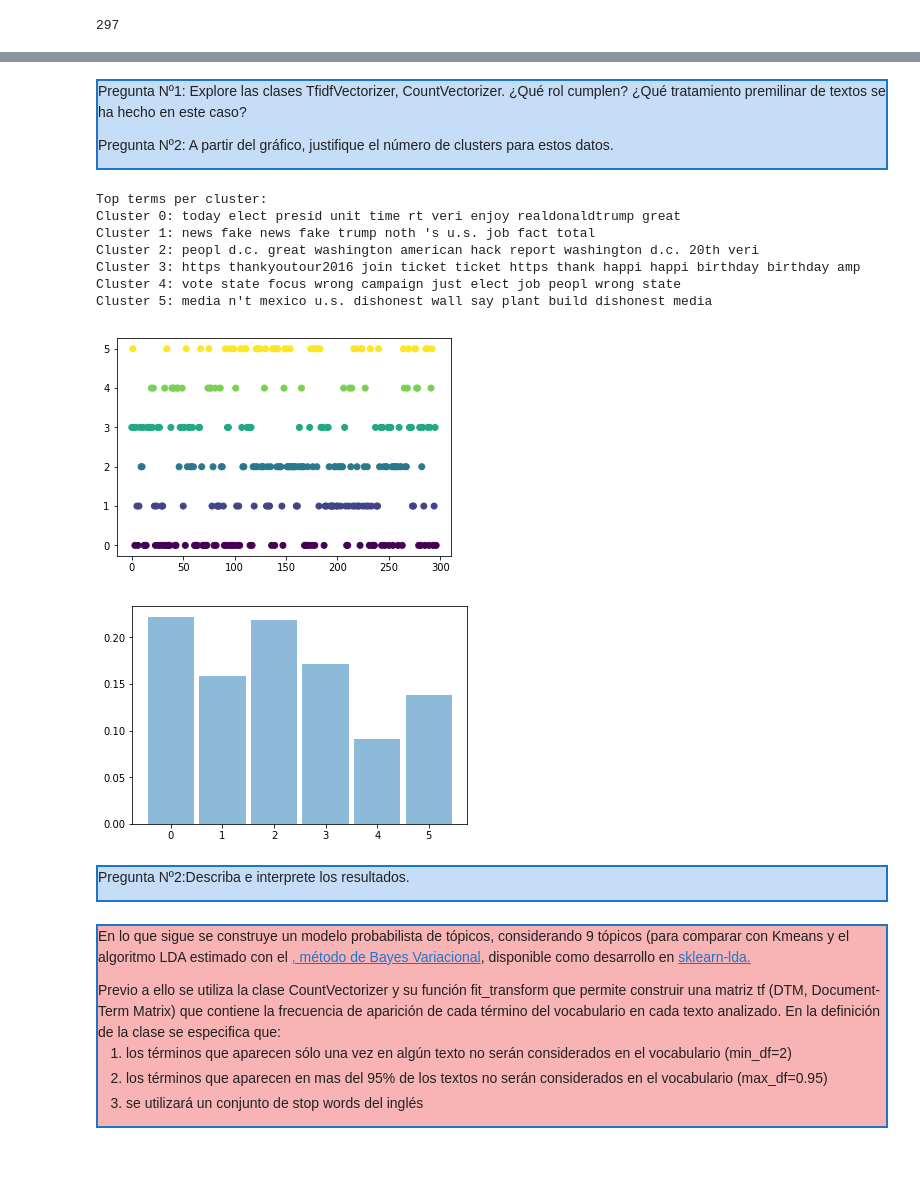
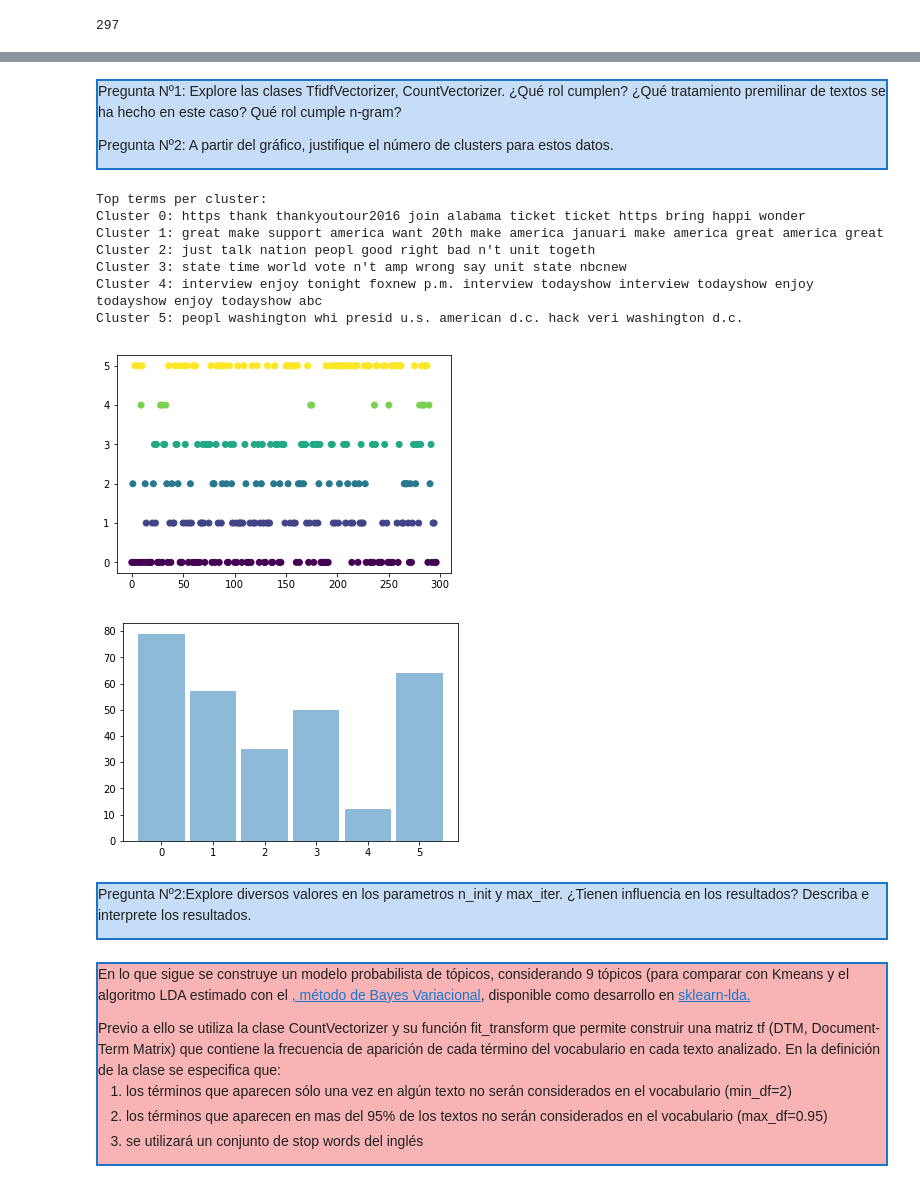
Before and after one commit to matthieuvernier/INFO343, a Jupyter notebook: actividad2/INFO343-Clustering-Actividad2.ipynb, the cells around one changed output, grey strips where cells are left out. Drawn from its saved outputs; the diff is of its cells as text; code cells hidden in the pictures; blank space fills up the shorter version.

```diff
--- a/actividad2/INFO343-Clustering-Actividad2.ipynb
+++ b/actividad2/INFO343-Clustering-Actividad2.ipynb
@@ -131,40 +134,40 @@ plt.show()
 # %% [markdown]
 <div style="border: 2px solid #1c75c8; background-color: #c5ddf6;">
-<p>Pregunta Nº1: Explore las clases TfidfVectorizer, CountVectorizer. ¿Qué rol cumplen? ¿Qué tratamiento premilinar de textos se ha hecho en este caso? </p>
+<p>Pregunta Nº1: Explore las clases TfidfVectorizer, CountVectorizer. ¿Qué rol cumplen? ¿Qué tratamiento premilinar de textos se ha hecho en este caso? Qué rol cumple n-gram? </p>
 <p>Pregunta Nº2: A partir del gráfico, justifique el número de clusters para estos datos.</p>
 </div>
 # %%
 from matplotlib.pylab import hist, show
 true_k = 6
 model = KMeans(n_clusters=true_k, init='k-means++', max_iter=100, n_init=1)
 model.fit(X)
 print("Top terms per cluster:")
 order_centroids = model.cluster_centers_.argsort()[:, ::-1]
 terms = vectorizer.get_feature_names()
 
 for i in range(true_k):
     cluster_words = np.array(terms)[order_centroids[i, :10]]
     print('Cluster {}: {}'.format(i, ' '.join(cluster_words)))
 
 #Generando algunos gráficos de los resultados
 labels = model.predict(X)
 plt.scatter(range(297),labels,c=labels)
 show()
-hist(labels,bins=np.arange(-0.5,5.6,1),alpha=0.5,rwidth=0.9,density=True)
+hist(labels,bins=np.arange(-0.5,5.6,1),alpha=0.5,rwidth=0.9)
 show()
 # %% [output]
 Top terms per cluster:
-Cluster 0: today elect presid unit time rt veri enjoy realdonaldtrump great
-Cluster 1: news fake news fake trump noth 's u.s. job fact total
-Cluster 2: peopl d.c. great washington american hack report washington d.c. 20th veri
-Cluster 3: https thankyoutour2016 join ticket ticket https thank happi happi birthday birthday amp
-Cluster 4: vote state focus wrong campaign just elect job peopl wrong state
-Cluster 5: media n't mexico u.s. dishonest wall say plant build dishonest media
+Cluster 0: https thank thankyoutour2016 join alabama ticket ticket https bring happi wonder
+Cluster 1: great make support america want 20th make america januari make america great america great
+Cluster 2: just talk nation peopl good right bad n't unit togeth
+Cluster 3: state time world vote n't amp wrong say unit state nbcnew
+Cluster 4: interview enjoy tonight foxnew p.m. interview todayshow interview todayshow enjoy todayshow enjoy todayshow abc
+Cluster 5: peopl washington whi presid u.s. american d.c. hack veri washington d.c.
-[figure, old version]
+[figure, new version]
-[figure, old version]
+[figure, new version]
 # %% [markdown]
 <div style="border: 2px solid #1c75c8; background-color: #c5ddf6;">
-<p>Pregunta Nº2:Describa e interprete los resultados.</p></div>
+<p>Pregunta Nº2:Explore diversos valores en los parametros n_init y max_iter. ¿Tienen influencia en los resultados? Describa e interprete los resultados.</p></div>
 # %% [markdown]
 <div style="border: 2px solid #1c75c8; background-color: #F8B4B4">
 <p>En lo que sigue se construye un modelo probabilista de tópicos, considerando 9 tópicos (para comparar con Kmeans
```
Also changed, not shown: parts of 10 cells of this notebook.
